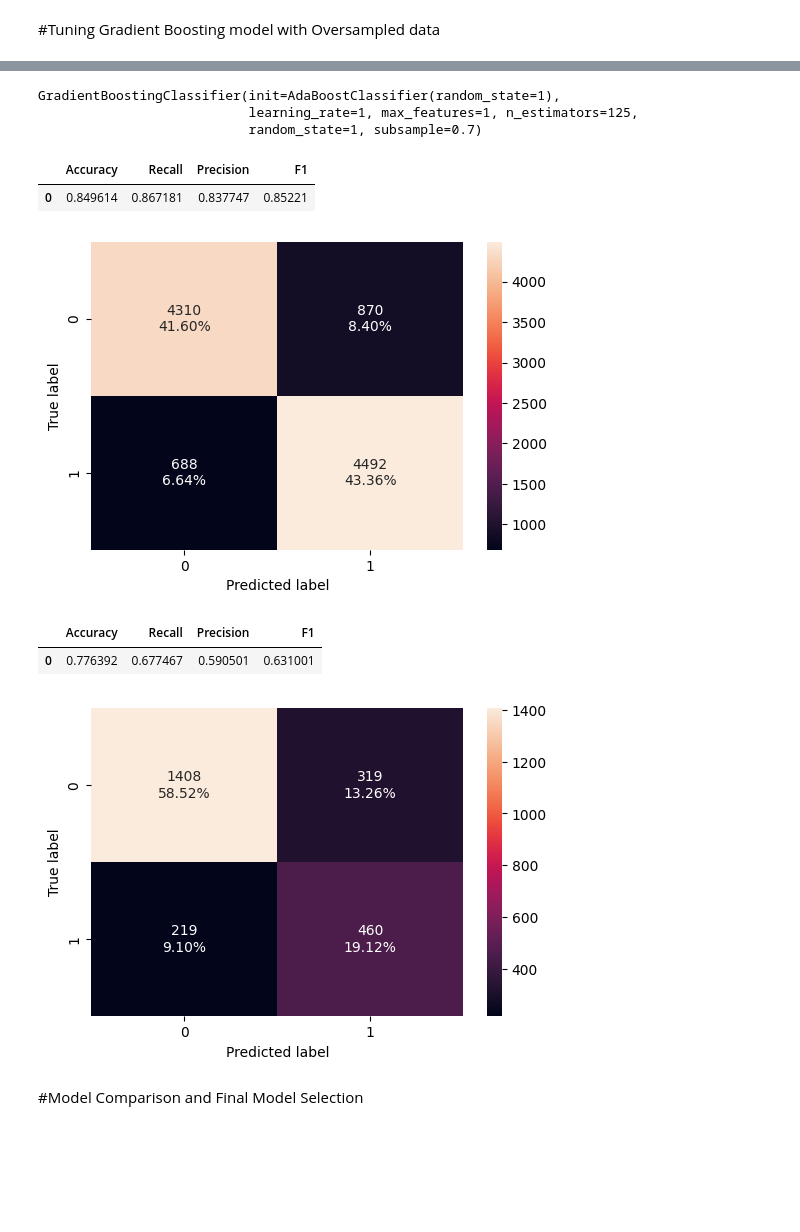
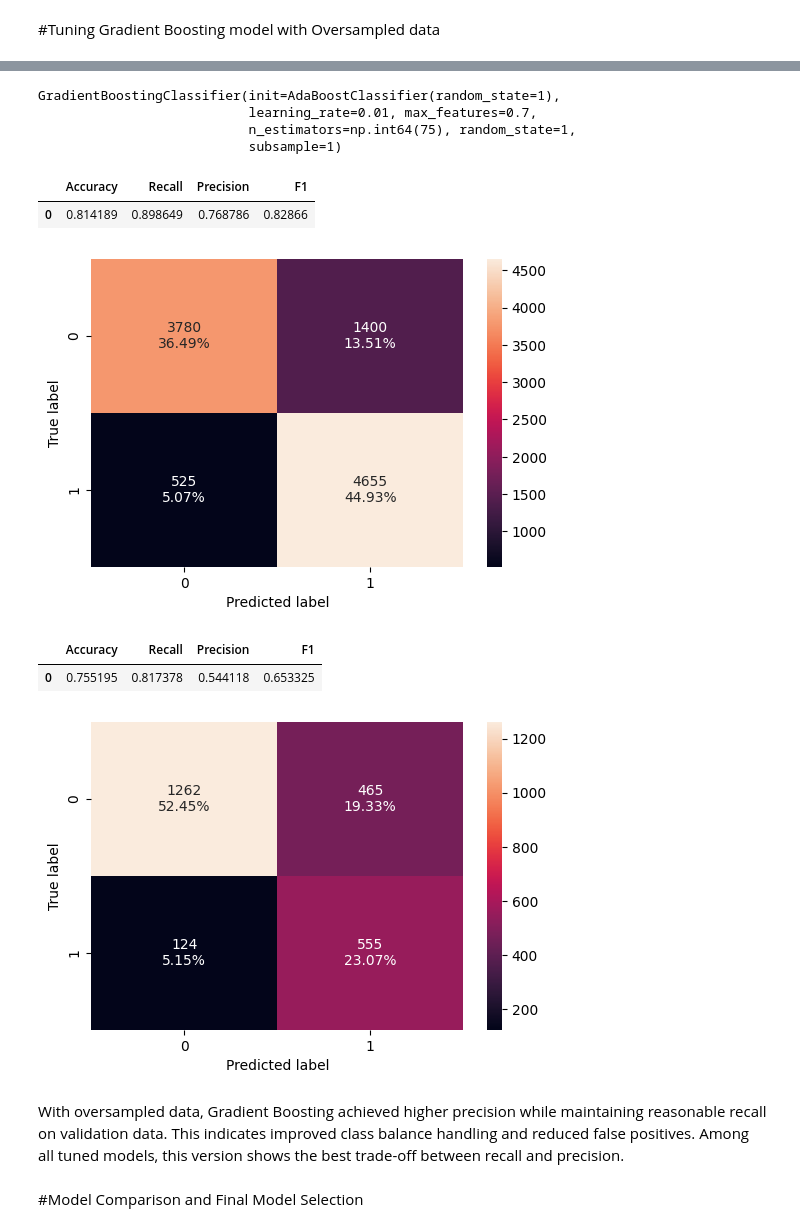
Before and after one commit to Anju-saini/Customer_Churn_Prediction, a Jupyter notebook: Anju_Customer_Churn_Prediction_Notebook (1).ipynb, the cells around one changed output, grey strips where cells are left out. Saved outputs shown, nothing was run; the diff lists cells and outputs as text; code cells hidden in the pictures; blank space fills up the shorter version.

```diff
--- a/Anju_Customer_Churn_Prediction_Notebook (1).ipynb
+++ b/Anju_Customer_Churn_Prediction_Notebook (1).ipynb
@@ -1482,3 +1485,3 @@ gbm2_val
 # %%
-confusion_matrix_sklearn(tuned_gbm1, X_val, y_val)
+confusion_matrix_sklearn(tuned_gbm_un, X_val, y_val)
 # %% [output]
@@ -1517,39 +1523,39 @@ Wall time: 3min 26s
-# %%
-tuned_gbm2 = GradientBoostingClassifier(
-    random_state=1,
-    subsample=0.7,
-    n_estimators=125,
-    max_features=1,
-    learning_rate=1,
-    init=AdaBoostClassifier(random_state=1),
-)
-tuned_gbm2.fit(X_train_over, y_train_over)
-# %% [output]
-GradientBoostingClassifier(init=AdaBoostClassifier(random_state=1),
-                           learning_rate=1, max_features=1, n_estimators=125,
-                           random_state=1, subsample=0.7)
+# %%
+tuned_gbm_over = randomized_cv.best_estimator_
+
+# Fit the tuned model
+tuned_gbm_over.fit(X_train_over, y_train_over)
+# %% [output]
+GradientBoostingClassifier(init=AdaBoostClassifier(random_state=1),
+                           learning_rate=0.01, max_features=0.7,
+                           n_estimators=np.int64(75), random_state=1,
+                           subsample=1)
 # %%
 # Checking model's performance on training set
-gbm2_train = model_performance_classification_sklearn(tuned_gbm2, X_train_over, y_train_over)
-gbm2_train
+gbm_over_train = model_performance_classification_sklearn(tuned_gbm_over, X_train_over, y_train_over)
+gbm_over_train
 # %% [output]
 |  | Accuracy | Recall | Precision | F1 |
-| 0 | 0.849614 | 0.867181 | 0.837747 | 0.85221 |
+| 0 | 0.814189 | 0.898649 | 0.768786 | 0.82866 |
 # %%
-confusion_matrix_sklearn(tuned_gbm2, X_train_over, y_train_over)
+confusion_matrix_sklearn(tuned_gbm_over, X_train_over, y_train_over)
 # %% [output]
-[figure, old version]
+[figure, new version]
 # %%
 # Checking model's performance on validation set
-gbm2_val = model_performance_classification_sklearn(tuned_gbm2, X_val, y_val)
-gbm2_val
+gbm_over_val = model_performance_classification_sklearn(tuned_gbm_over, X_val, y_val)
+gbm_over_val
 # %% [output]
 |  | Accuracy | Recall | Precision | F1 |
-| 0 | 0.776392 | 0.677467 | 0.590501 | 0.631001 |
+| 0 | 0.755195 | 0.817378 | 0.544118 | 0.653325 |
 # %%
-confusion_matrix_sklearn(tuned_gbm2, X_val, y_val)
+confusion_matrix_sklearn(tuned_gbm_over, X_val, y_val)
 # %% [output]
-[figure, old version]
+[figure, new version]
+# %% [markdown]
+With oversampled data, Gradient Boosting achieved higher precision while maintaining reasonable recall on validation data.
+This indicates improved class balance handling and reduced false positives.
+Among all tuned models, this version shows the best trade-off between recall and precision.
 # %% [markdown]
 #Model Comparison and Final Model Selection
 # %%
```
Also changed, not shown: parts of 39 cells of this notebook.
